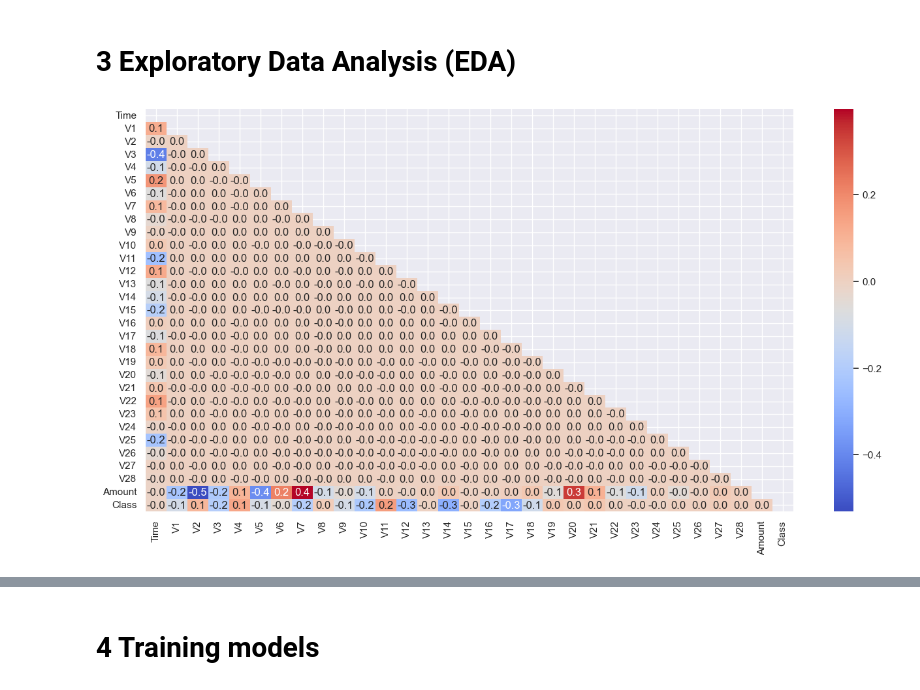
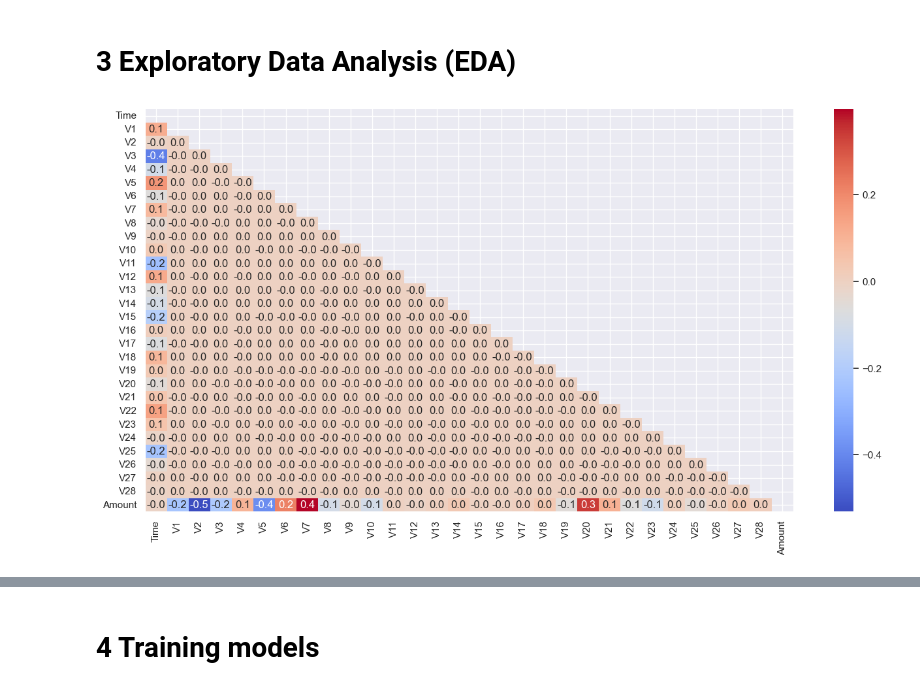
Before and after one commit to rpacco/fraud_detection, a Jupyter notebook: notebook.ipynb, the cells around one changed output, grey strips where cells are left out. Saved outputs shown, nothing was run; the diff lists cells and outputs as text; code cells hidden in the pictures.

```diff
--- a/notebook.ipynb
+++ b/notebook.ipynb
@@ -105,8 +105,8 @@ Net revenue per day:                   $12,521,167.04.
 # %% [markdown]
 # 3 Exploratory Data Analysis (EDA)
 # %%
-# plotting correlation heatmap for the dataset
+# plotting feature correlation heatmap for the dataset
 plt.figure(figsize=(16, 8))
-sns.heatmap(df_raw.corr(), annot=True, fmt=".1f", mask=np.triu(np.ones_like(df_raw.corr())), cmap="coolwarm");
+sns.heatmap(df_raw.drop(columns="Class").corr(), annot=True, fmt=".1f", mask=np.triu(np.ones_like(df_raw.drop(columns="Class").corr())), cmap="coolwarm");
 # %% [output]
-[figure, old version]
+[figure, new version]
```
Also changed, not shown: parts of 19 cells of this notebook.
